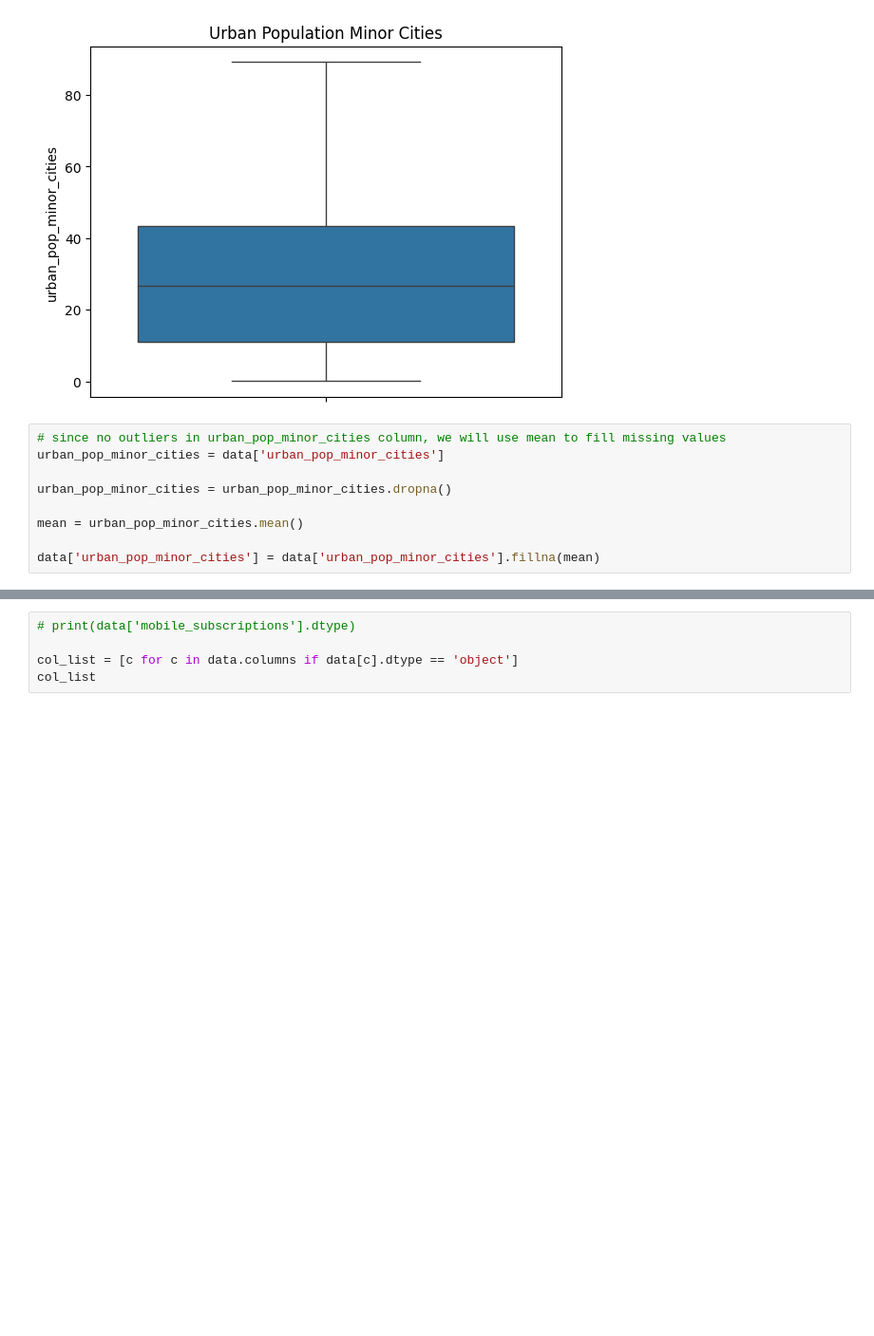
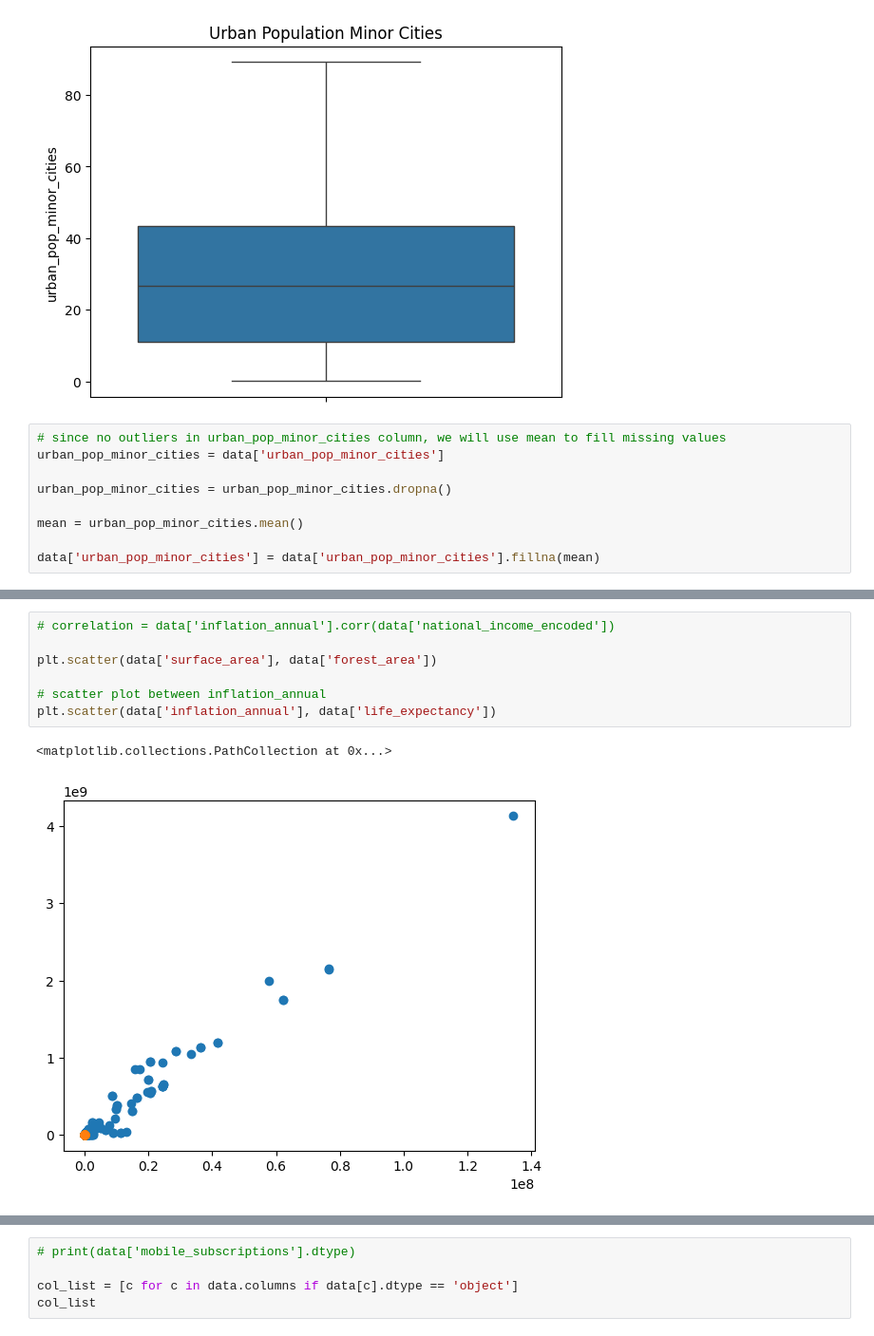
Before and after one commit to burakbinmunir/Life_Expectancy, a Jupyter notebook: Assignment_2_DataScience.ipynb, the cells around one changed output, grey strips where cells are left out. Shown at 95% size. Saved outputs shown, nothing was run; the diff lists cells and outputs as text; blank space fills up the shorter version.

```diff
--- a/Assignment_2_DataScience.ipynb
+++ b/Assignment_2_DataScience.ipynb
@@ -420,0 +454,10 @@ dtype: int64
+# %%
+# correlation = data['inflation_annual'].corr(data['national_income_encoded'])
+
+plt.scatter(data['surface_area'], data['forest_area'])
+
+# scatter plot between inflation_annual
+plt.scatter(data['inflation_annual'], data['life_expectancy'])
+# %% [output]
+<matplotlib.collections.PathCollection at 0x...>
+[figure, added]
```
Also changed, not shown: parts of 9 cells of this notebook.
